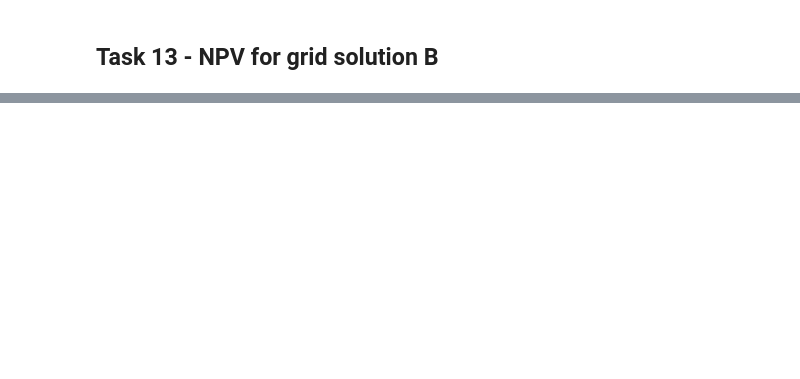
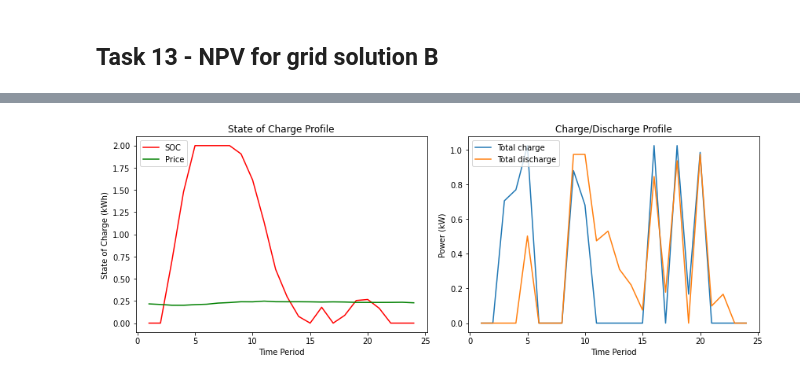
Before and after one commit to BenjaminTro/Cineldi, a Jupyter notebook: Task4.ipynb, the cells around one changed output, grey strips where cells are left out. Drawn from its saved outputs; the diff is of its cells as text; code cells hidden in the pictures; blank space fills up the shorter version.

```diff
--- a/Task4.ipynb
+++ b/Task4.ipynb
@@ -533,0 +686,41 @@ The NPV of interruption costs in grid solution A is: 0 NOK
+# %%
+import matplotlib.pyplot as plt
+
+# Extract variable values
+PV_values = [pyo.value(model.PV_grid[t] + model.PV_load[t] + model.charge_PV[t]) for t in model.periods]
+charge_values = [pyo.value(model.charge_PV[t] + model.charge_grid[t]) for t in model.periods]
+disc_values = [pyo.value(model.disch_load[t] + model.disch_grid[t]) for t in model.periods]
+load_values = [pyo.value(model.loads[t]) for t in model.periods]
+SOC_values = [pyo.value(model.SOC[t]) for t in model.periods]
+price_values=[pyo.value(model.sellP[t]) for t in model.periods]
+
+
+# Create time periods
+time_periods = list(model.periods)
+
+# Create subplots for PV, charge, discharge, load, and SOC
+plt.figure(figsize=(12, 8))
+
+# Plot charge and discharge
+plt.subplot(2, 2, 2)
+plt.plot(time_periods, charge_values, label='Total charge')
+plt.plot(time_periods, disc_values, label='Total discharge')
+plt.xlabel('Time Period')
+plt.ylabel('Power (kW)')
+plt.legend(loc='upper left')
+plt.title('Charge/Discharge Profile')
+
+# Plot SOC
+plt.subplot(2, 2, 1)
+plt.plot(time_periods, SOC_values, label='SOC', color='r')
+plt.plot(time_periods, price_values, label='Price', color='g')
+plt.xlabel('Time Period')
+plt.ylabel('State of Charge (kWh)')
+plt.legend(loc='upper left')
+plt.title('State of Charge Profile')
+
+
+plt.tight_layout()
+plt.show()
+# %% [output]
+[figure, added]
```
Also changed, not shown: parts of 12 cells of this notebook, 2 other files.
